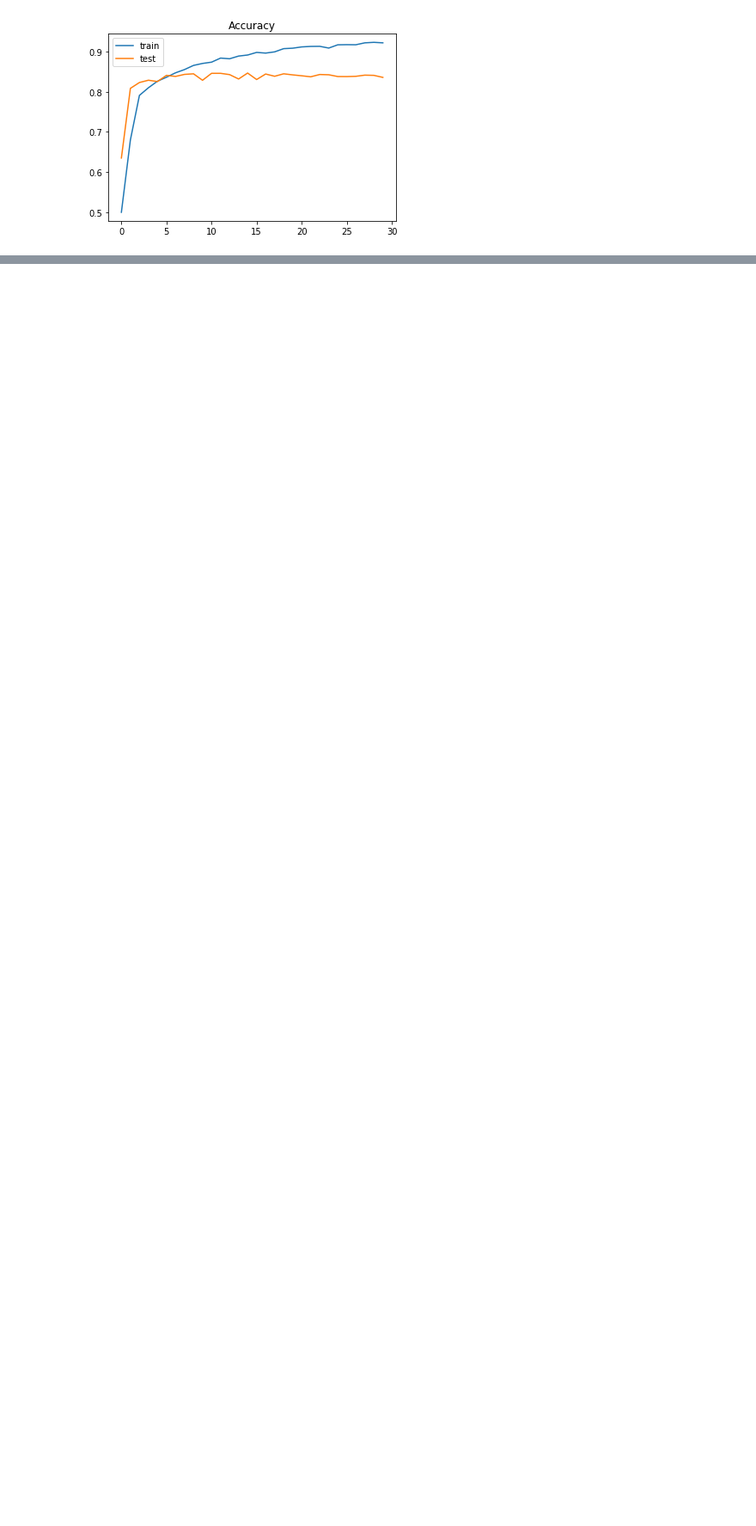
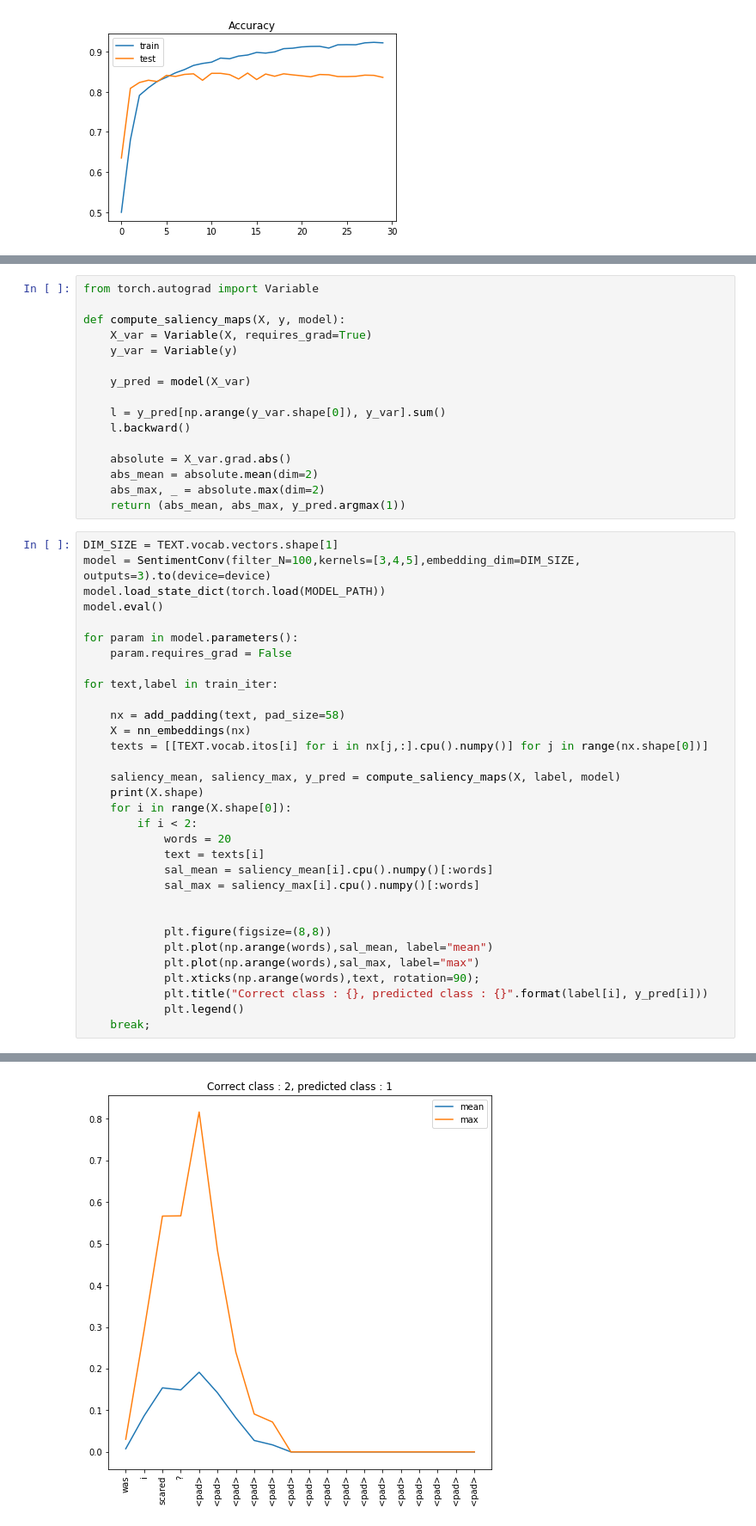
Before and after one commit to samutamm/AS, a Jupyter notebook: TME6_text.ipynb, the cells around one changed output, grey strips where cells are left out. Shown at 86% size. Drawn from its saved outputs; the diff is of its cells as text; blank space fills up the shorter version.

```diff
--- a/TME6_text.ipynb
+++ b/TME6_text.ipynb
@@ -750,0 +667,49 @@ array(['disturbing', 'and', 'brilliant', 'documentary', '.', '<unk>',
+# %%
+from torch.autograd import Variable
+
+def compute_saliency_maps(X, y, model):
+    X_var = Variable(X, requires_grad=True)
+    y_var = Variable(y)
+
+    y_pred = model(X_var)
+
+    l = y_pred[np.arange(y_var.shape[0]), y_var].sum()
+    l.backward()
+
+    absolute = X_var.grad.abs()
+    abs_mean = absolute.mean(dim=2)
+    abs_max, _ = absolute.max(dim=2)
+    return (abs_mean, abs_max, y_pred.argmax(1))
+# %%
+DIM_SIZE = TEXT.vocab.vectors.shape[1]
+model = SentimentConv(filter_N=100,kernels=[3,4,5],embedding_dim=DIM_SIZE, outputs=3).to(device=device)
+model.load_state_dict(torch.load(MODEL_PATH))
+model.eval()
+
+for param in model.parameters():
+    param.requires_grad = False
+
+for text,label in train_iter:
+
+    nx = add_padding(text, pad_size=58)
+    X = nn_embeddings(nx)
+    texts = [[TEXT.vocab.itos[i] for i in nx[j,:].cpu().numpy()] for j in range(nx.shape[0])]
+
+    saliency_mean, saliency_max, y_pred = compute_saliency_maps(X, label, model)
+    print(X.shape)
+    for i in range(X.shape[0]):
+        if i < 2:
+            words = 20
+            text = texts[i]
+            sal_mean = saliency_mean[i].cpu().numpy()[:words]
+            sal_max = saliency_max[i].cpu().numpy()[:words]
+
+
+            plt.figure(figsize=(8,8))
+            plt.plot(np.arange(words),sal_mean, label="mean")
+            plt.plot(np.arange(words),sal_max, label="max")
+            plt.xticks(np.arange(words),text, rotation=90);
+            plt.title("Correct class : {}, predicted class : {}".format(label[i], y_pred[i]))
+            plt.legend()
+    break;
+# %% [output]
@@ -750,0 +717 @@ array(['disturbing', 'and', 'brilliant', 'documentary', '.', '<unk>',
+[figure, added]
```
Also changed, not shown: parts of 71 cells of this notebook.
